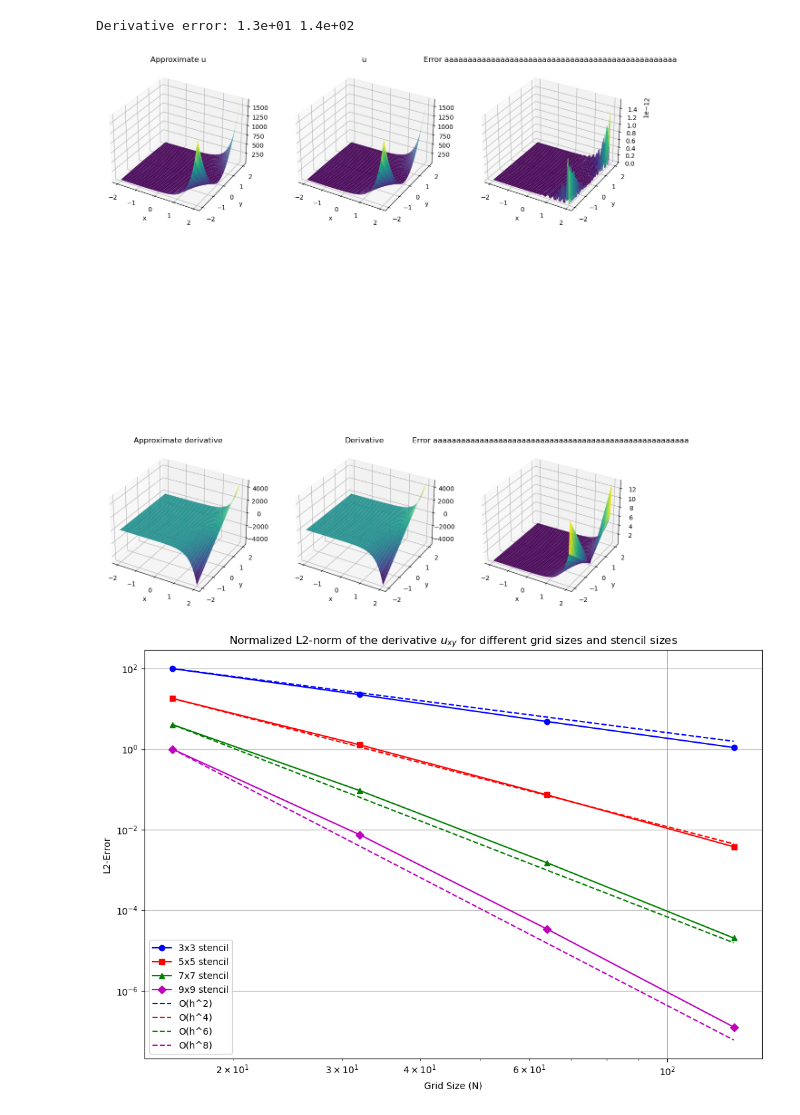
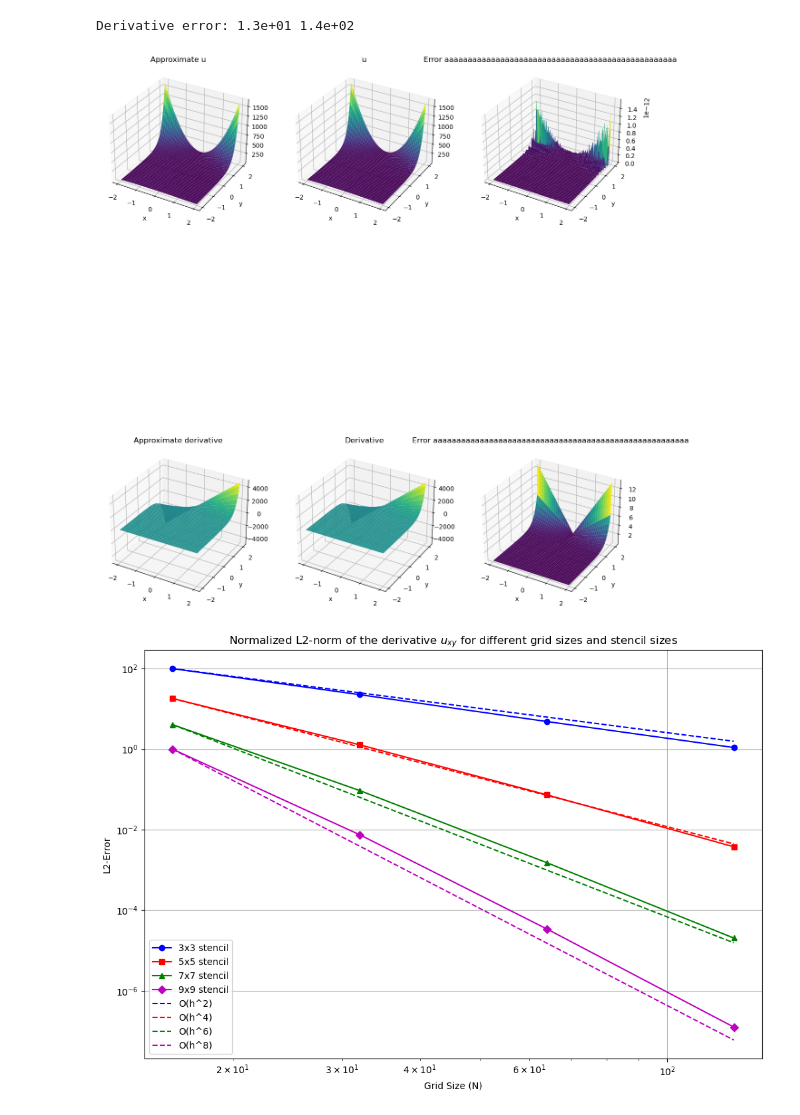
Before and after one commit to alex2001zow/Parallel_High-Order_FD_NS, a Jupyter notebook: python/test_FD_module.ipynb, the cells around one changed output. Saved outputs shown, nothing was run; the diff lists cells and outputs as text; code cells hidden in the pictures.

```diff
--- a/python/test_FD_module.ipynb
+++ b/python/test_FD_module.ipynb
@@ -131,12 +131,12 @@ residual = residual.reshape(layout)
 approximate_solution = np.squeeze(approximate_solution)
 residual = np.squeeze(residual)
 # %%
-u, u_x, u_y, u_xy, u_xx, u_yy = true_function(Y,X)
+u, u_x, u_y, u_xy, u_xx, u_yy = true_function(X,Y)
 # %%
-plot_function(Y, X, approximate_solution, u, residual, u_xy)
+plot_function(X, Y, approximate_solution, u, residual, u_xy)
 # %% [output]
 Derivative error: 1.3e+01 1.4e+02
-[figure, old version]
+[figure, new version]
 # %%
 # Stencil application on function u(x,y) = 3*X**2 + 2*X*Y**2 + Y**3 - 4*Y + 7 + np.exp(3*X)*Y**2 + np.sin(2*Y)*np.cos(3*X)
 # NxM, stencil size, Max error, L2 error
```
Also changed, not shown: 20 other files.
